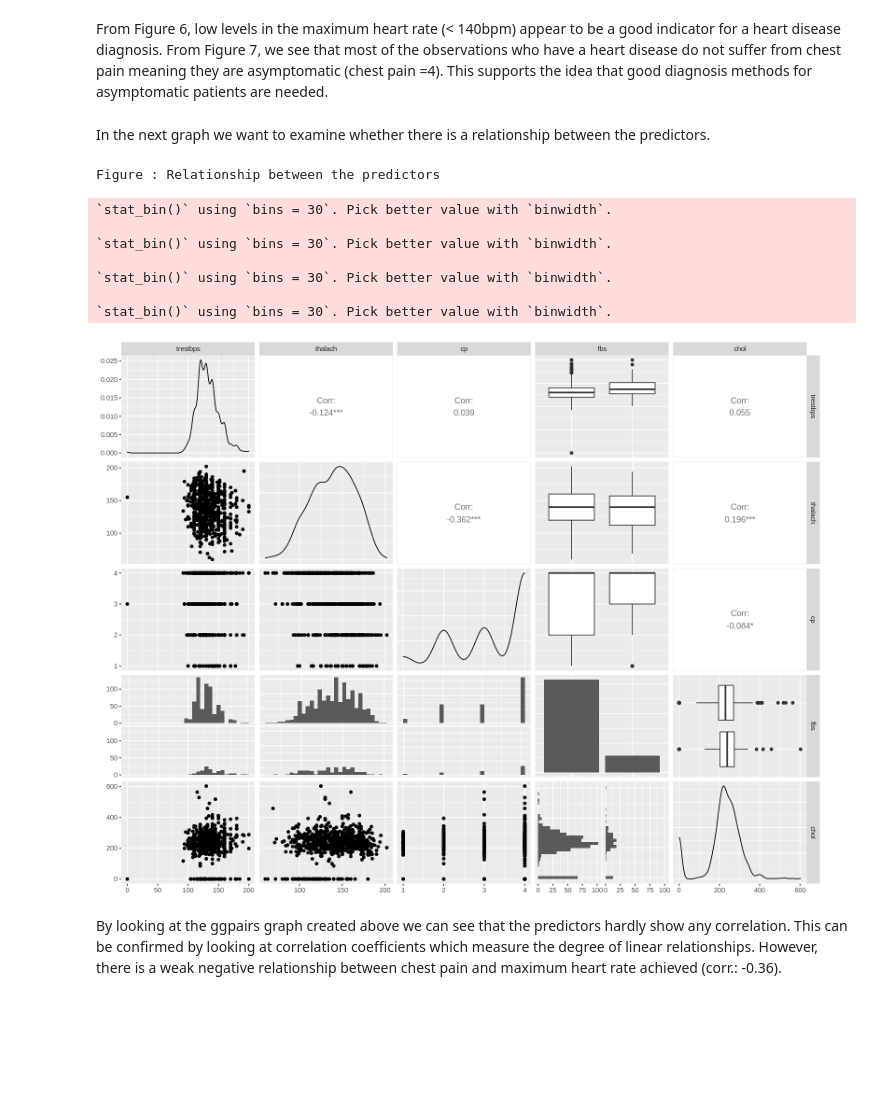
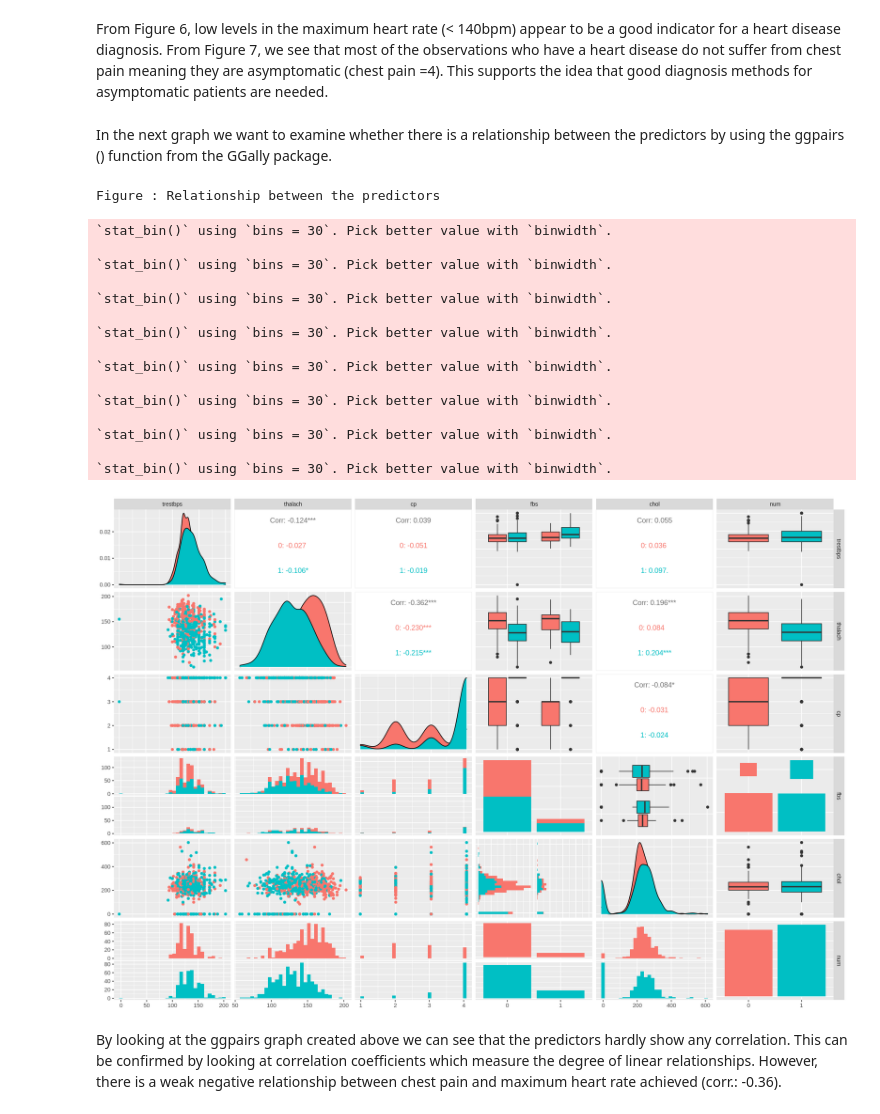
Before and after one commit to rebeccawuu/toy_ds_project, a Jupyter notebook: FinalProject_lastversion.ipynb, the cells around one changed output. Saved outputs shown, nothing was run; the diff lists cells and outputs as text; code cells hidden in the pictures; blank space fills up the shorter version.

```diff
--- a/FinalProject_lastversion.ipynb
+++ b/FinalProject_lastversion.ipynb
@@ -279,24 +279,32 @@ plot1.1
 # %% [markdown]
 From Figure 6, low levels in the maximum heart rate (< 140bpm) appear to be a good indicator for a heart disease diagnosis. From Figure 7, we see that most of the observations who have a heart disease do not suffer from chest pain meaning they are asymptomatic (chest pain =4). This supports the idea that good diagnosis methods for asymptomatic patients are needed.
 # %% [markdown]
-In the next graph we want to examine whether there is a relationship between the predictors.
+In the next graph we want to examine whether there is a relationship between the predictors by using the ggpairs () function from the GGally package.
 # %%
-options(repr.plot.width = 13, repr.plot.height = 10)
+options(repr.plot.width = 16, repr.plot.height = 11)
 heart_disease_ggpairs <- heart_data_cleaned |>
-select (trestbps, thalach, cp, fbs, chol) |>
-ggpairs ()
-cat ("Figure : Relationship between the predictors")
+select (trestbps, thalach, cp, fbs, chol, num) |>
+ggpairs (aes(color =num))
+cat ("Figure 8 : Relationship between the predictors")
 heart_disease_ggpairs
 # %% [output]
 Figure : Relationship between the predictors
 `stat_bin()` using `bins = 30`. Pick better value with `binwidth`.
 
 `stat_bin()` using `bins = 30`. Pick better value with `binwidth`.
 
 `stat_bin()` using `bins = 30`. Pick better value with `binwidth`.
 
 `stat_bin()` using `bins = 30`. Pick better value with `binwidth`.
+
+`stat_bin()` using `bins = 30`. Pick better value with `binwidth`.
+
+`stat_bin()` using `bins = 30`. Pick better value with `binwidth`.
+
+`stat_bin()` using `bins = 30`. Pick better value with `binwidth`.
+
+`stat_bin()` using `bins = 30`. Pick better value with `binwidth`.
-[figure, old version]
+[figure, new version]
 # %% [markdown]
 By looking at the ggpairs graph created above we can see that the predictors hardly show any correlation. This can be confirmed by looking at correlation coefficients which measure the degree of linear relationships. However, there is a weak negative relationship between chest pain and maximum heart rate achieved (corr.: -0.36).
 # %% [markdown]
```
Also changed, not shown: parts of 9 cells of this notebook.
